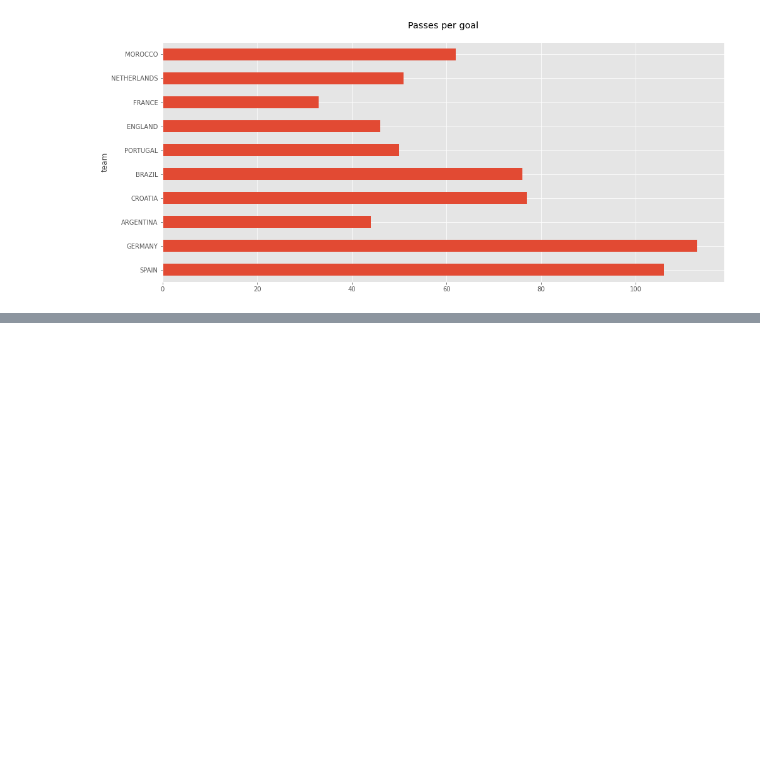
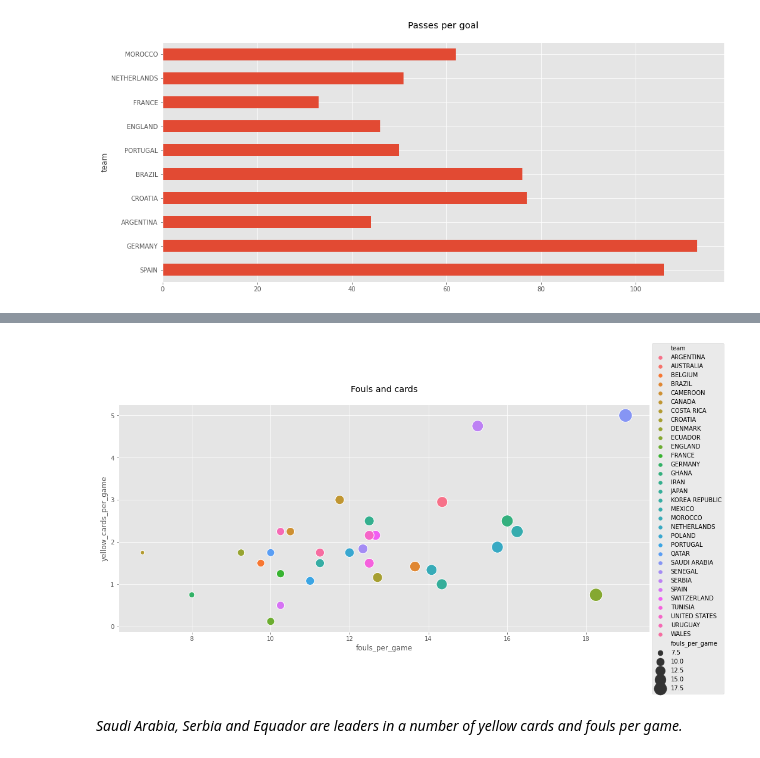
Before and after one commit to avgalkov/Kaggle-research, a Jupyter notebook: fifa-2022-world-cup-research.ipynb, the cells around one changed output, grey strips where cells are left out. Cells and saved outputs as stored; diff of their text form; code cells hidden in the pictures; blank space fills up the shorter version.

```diff
--- a/fifa-2022-world-cup-research.ipynb
+++ b/fifa-2022-world-cup-research.ipynb
@@ -646,0 +672,11 @@ plt.show()
+# %%
+home_fouls = df_all.groupby('team1',as_index=False) \
+    .agg({"yellow_cards_team1" : "mean",
+         "red_cards_team1" : "mean",
+         "fouls_against_team1" : "mean"}) \
+    .rename(columns={"yellow_cards_team1":"home_yellow",
+                     "red_cards_team1":"home_red",
+                     "fouls_against_team1":"home_fouls_against",
+                     "team1" : "team"}) \
+    .round(2)
+home_fouls.head()
@@ -646,0 +690,11 @@ plt.show()
+# %%
+away_fouls = df_all.groupby('team2',as_index=False) \
+    .agg({"yellow_cards_team2" : "mean",
+         "red_cards_team2" : "mean",
+         "fouls_against_team2" : "mean"}) \
+    .rename(columns={"yellow_cards_team2":"away_yellow",
+                     "red_cards_team2":"away_red",
+                     "fouls_against_team2":"away_fouls_against",
+                     "team2" : "team"}) \
+    .round(2)
+away_fouls.head()
@@ -646,0 +708,3 @@ plt.show()
+# %%
+fouls_and_cards = home_fouls.merge(away_fouls, on = 'team')
+fouls_and_cards.head()
@@ -646,0 +718,5 @@ plt.show()
+# %%
+fouls_and_cards = fouls_and_cards.assign(yellow_cards_per_game = (fouls_and_cards.home_yellow + fouls_and_cards.away_yellow) / 2 )
+fouls_and_cards = fouls_and_cards.assign(red_cards_per_game = (fouls_and_cards.home_red + fouls_and_cards.away_red) / 2 )
+fouls_and_cards = fouls_and_cards.assign(fouls_per_game = (fouls_and_cards.home_fouls_against + fouls_and_cards.away_fouls_against) / 2 )
+fouls_and_cards = fouls_and_cards[['team', 'fouls_per_game', 'yellow_cards_per_game' , 'red_cards_per_game']].round(2)
@@ -646,0 +743,10 @@ plt.show()
+# %%
+ax = sns.scatterplot(data = fouls_and_cards, x = 'fouls_per_game', y = 'yellow_cards_per_game', hue='team',
+size="fouls_per_game",sizes=(50, 500)).set_title("Fouls and cards\n")
+plt.legend(bbox_to_anchor=(1.14, 0.5), loc='right', borderaxespad=0)
+
+sns.despine()
+# %% [output]
+[figure, added]
+# %% [markdown]
+*Saudi Arabia, Serbia and Equador are leaders in a number of yellow cards and fouls per game.*
```
Also changed, not shown: parts of 14 cells of this notebook.
